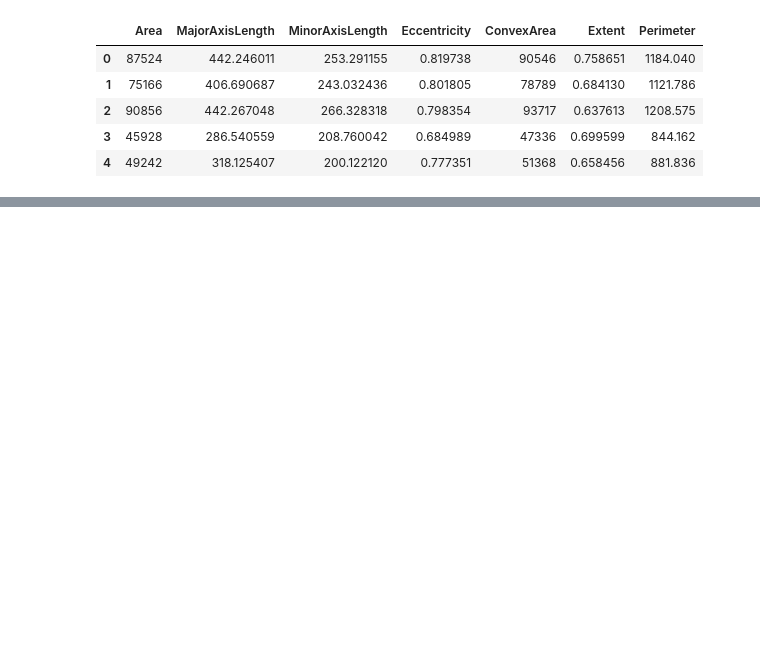
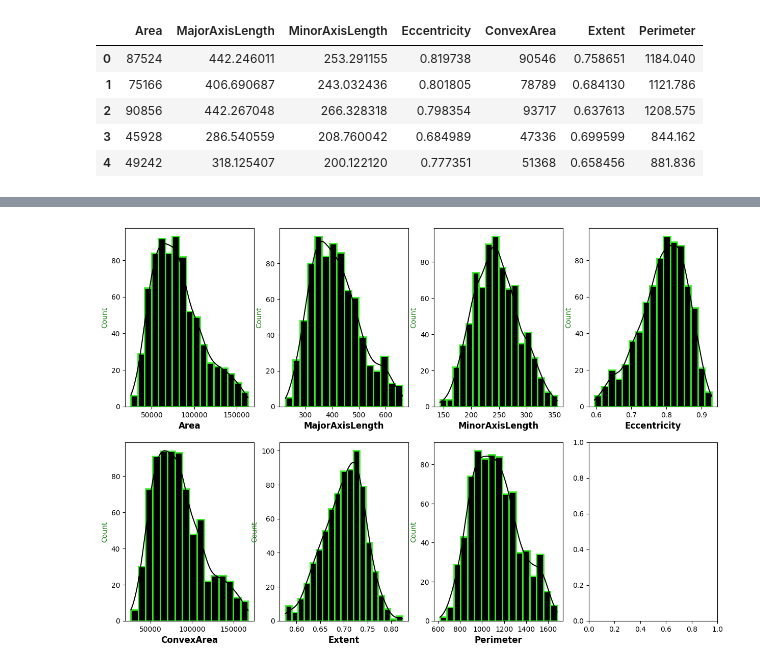
Before and after one commit to Md-Maruf-1727/Raisin-detection-using-naive-bayes, a Jupyter notebook: visualization_data.ipynb, the cells around one changed output, grey strips where cells are left out. Drawn from its saved outputs; the diff is of its cells as text; code cells hidden in the pictures; blank space fills up the shorter version.

```diff
--- a/visualization_data.ipynb
+++ b/visualization_data.ipynb
@@ -37,0 +93,26 @@ for ax, col in zip(axes.flatten(), select_col.columns):
+# %%
+sel_col = [
+    'Area',
+    'MajorAxisLength',
+    'MinorAxisLength',
+    'Eccentricity',
+    'ConvexArea',
+    'Extent',
+    'Perimeter'
+]
+fig, axes = plt.subplots(2, 4, figsize=(15, 10))
+for ax, col in zip(axes.flatten(), sel_col):
+    sns.histplot(
+        data= df,
+        x= col,
+        ax = ax,
+        color='black',
+        alpha=1,
+        linewidth=2,
+        edgecolor="#36EB26",
+        kde=True
+    )
+    ax.set_xlabel(col, color="black", fontsize= 12, fontweight='bold')
+    ax.set_ylabel("Count", color="#197E10", fontsize= 10)
+# %% [output]
+[figure, added]
```
Also changed, not shown: parts of 6 cells of this notebook.
